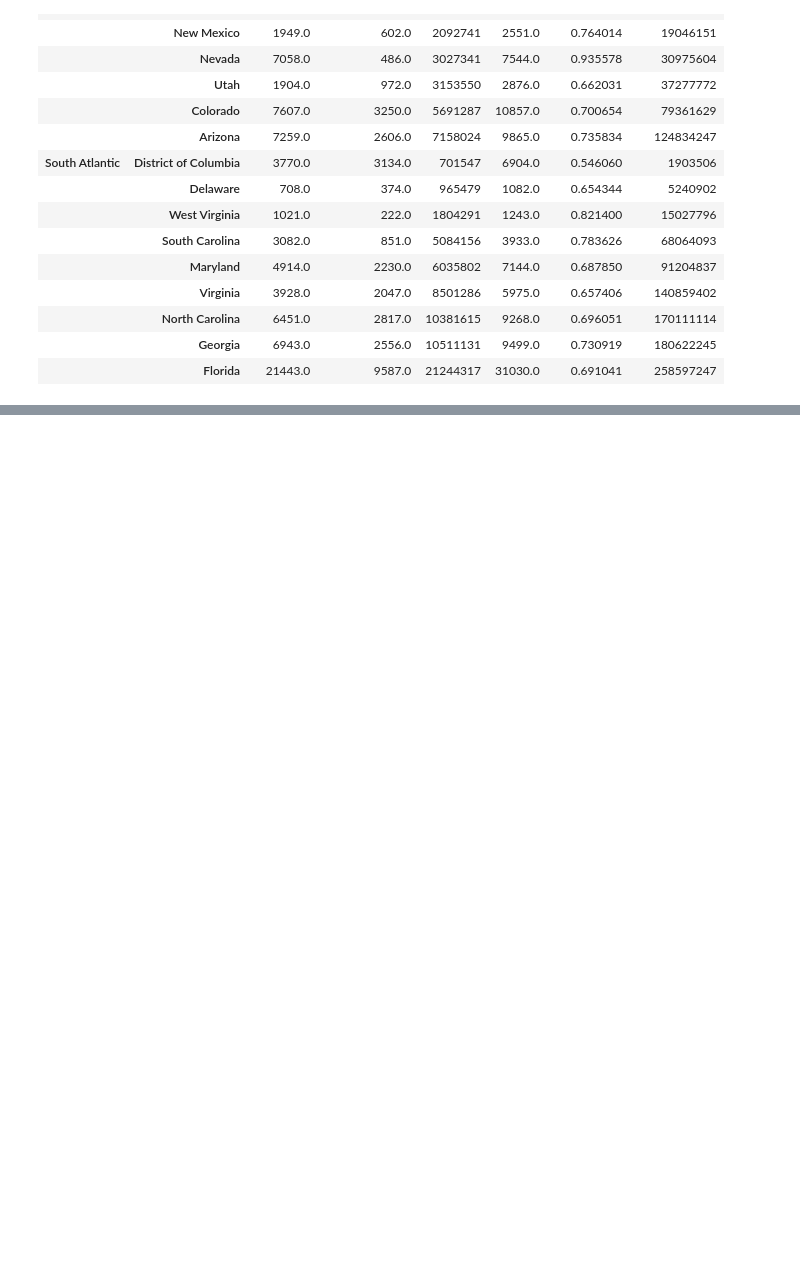
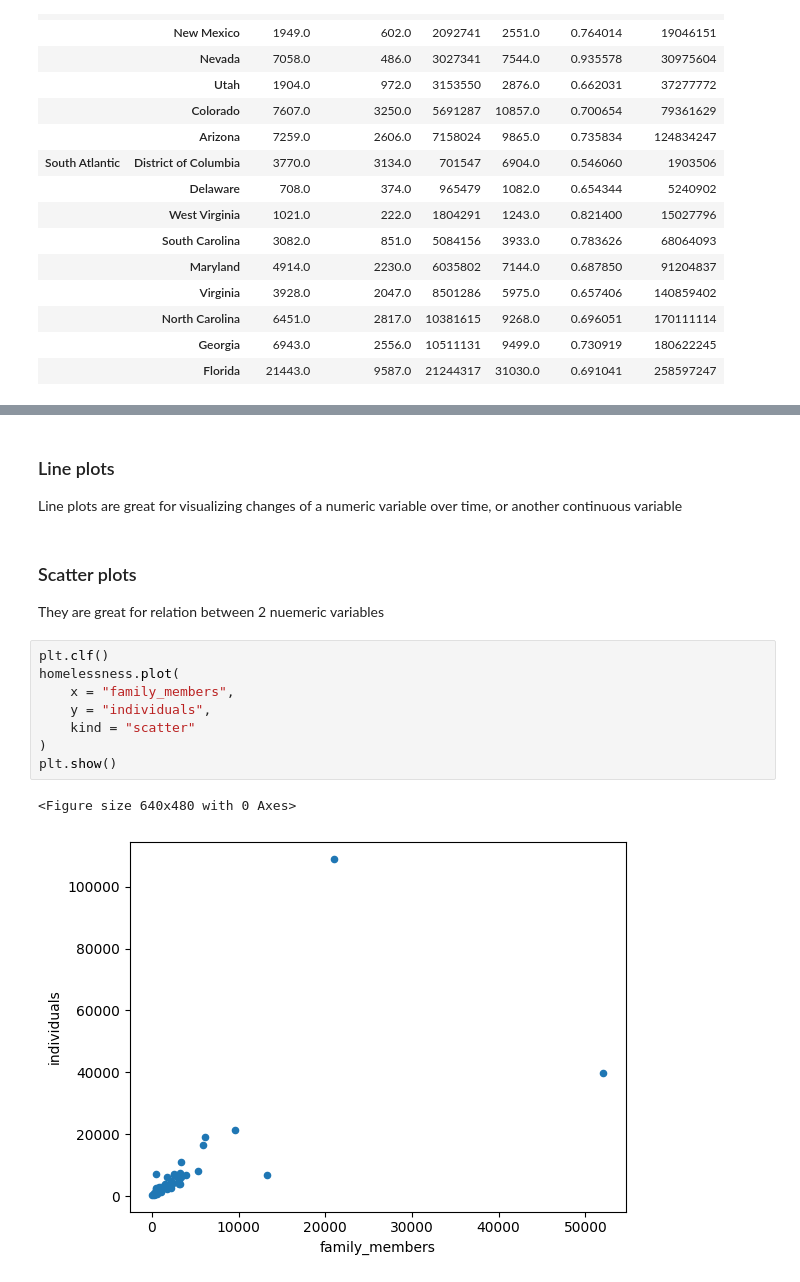
Before and after one commit to mapra99/ds-data-manipulation, a Jupyter notebook: pandas-datacamp.ipynb, the cells around one changed output, grey strips where cells are left out. Cells and saved outputs as stored; diff of their text form; blank space fills up the shorter version.

```diff
--- a/pandas-datacamp.ipynb
+++ b/pandas-datacamp.ipynb
@@ -519,0 +715,19 @@ indexed_homelessness.loc[["Mountain", "South Atlantic"]]
+# %% [markdown]
+### Line plots
+
+Line plots are great for visualizing changes of a numeric variable over time, or another continuous variable
+# %% [markdown]
+### Scatter plots
+
+They are great for relation between 2 nuemeric variables
+# %%
+plt.clf()
+homelessness.plot(
+    x = "family_members",
+    y = "individuals",
+    kind = "scatter"
+)
+plt.show()
+# %% [output]
+<Figure size 640x480 with 0 Axes>
+[figure, added]
```
Also changed, not shown: parts of 37 cells of this notebook.
